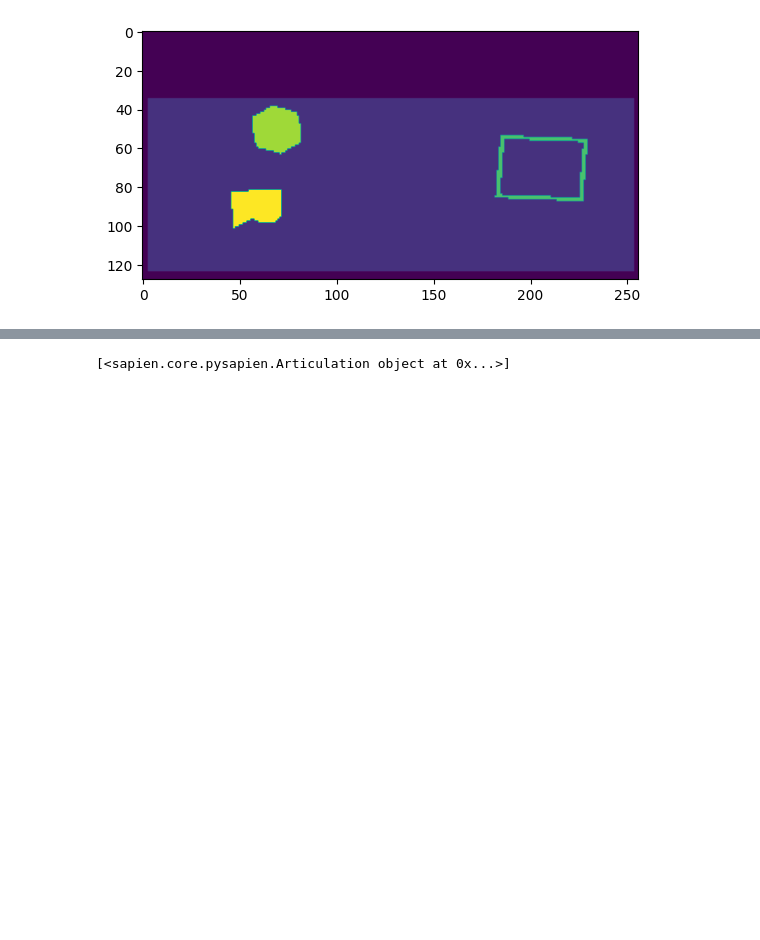
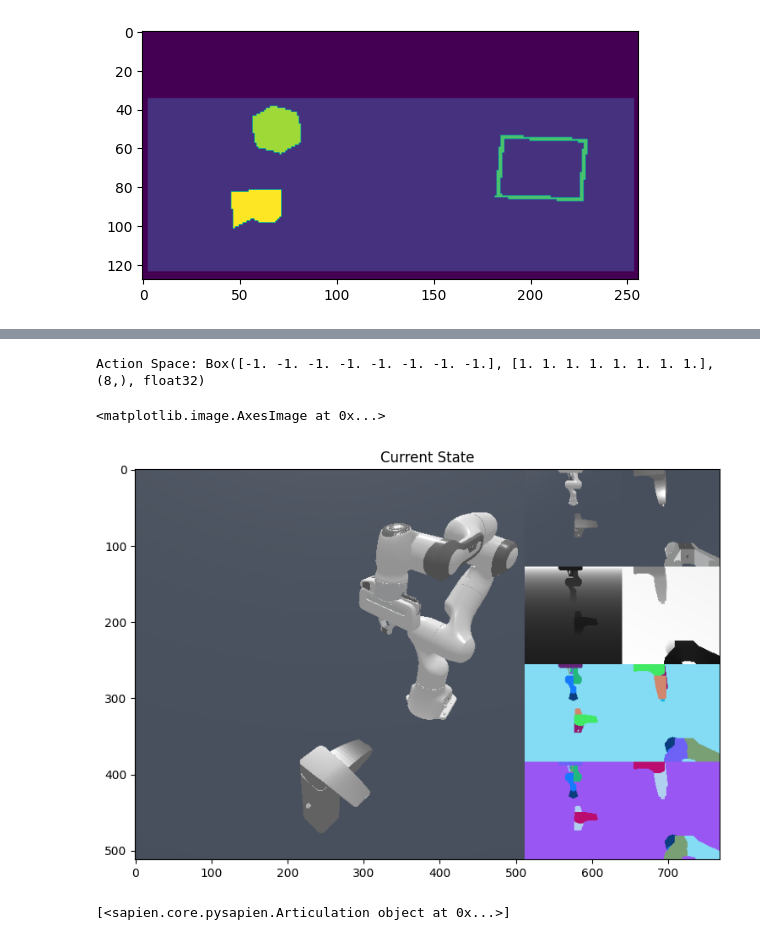
Before and after one commit to StefanoFerraro/FOCUS, a Jupyter notebook: notebooks/mw_debug.ipynb, the cells around one changed output, grey strips where cells are left out. Cells and saved outputs as stored; diff of their text form; code cells hidden in the pictures; blank space fills up the shorter version.

```diff
--- a/notebooks/mw_debug.ipynb
+++ b/notebooks/mw_debug.ipynb
@@ -155,3 +152,15 @@ Action Space: Box([-1. -1. -1. -1. -1. -1. -1. -1.], [1. 1. 1. 1. 1. 1. 1. 1.],
+# %%
+obs = env.reset()
+print("Action Space:", env.action_space)
+# take a look at the current state
+img = env.render(mode="cameras")
+plt.figure(figsize=(10,6))
+plt.title("Current State")
+plt.imshow(img)
+# %% [output]
+Action Space: Box([-1. -1. -1. -1. -1. -1. -1. -1.], [1. 1. 1. 1. 1. 1. 1. 1.], (8,), float32)
+<matplotlib.image.AxesImage at 0x...>
+[figure, added]
 # %%
 print(env.get_articulations())
 # %% [output]
```
Also changed, not shown: parts of 5 cells of this notebook, 14 other files.
